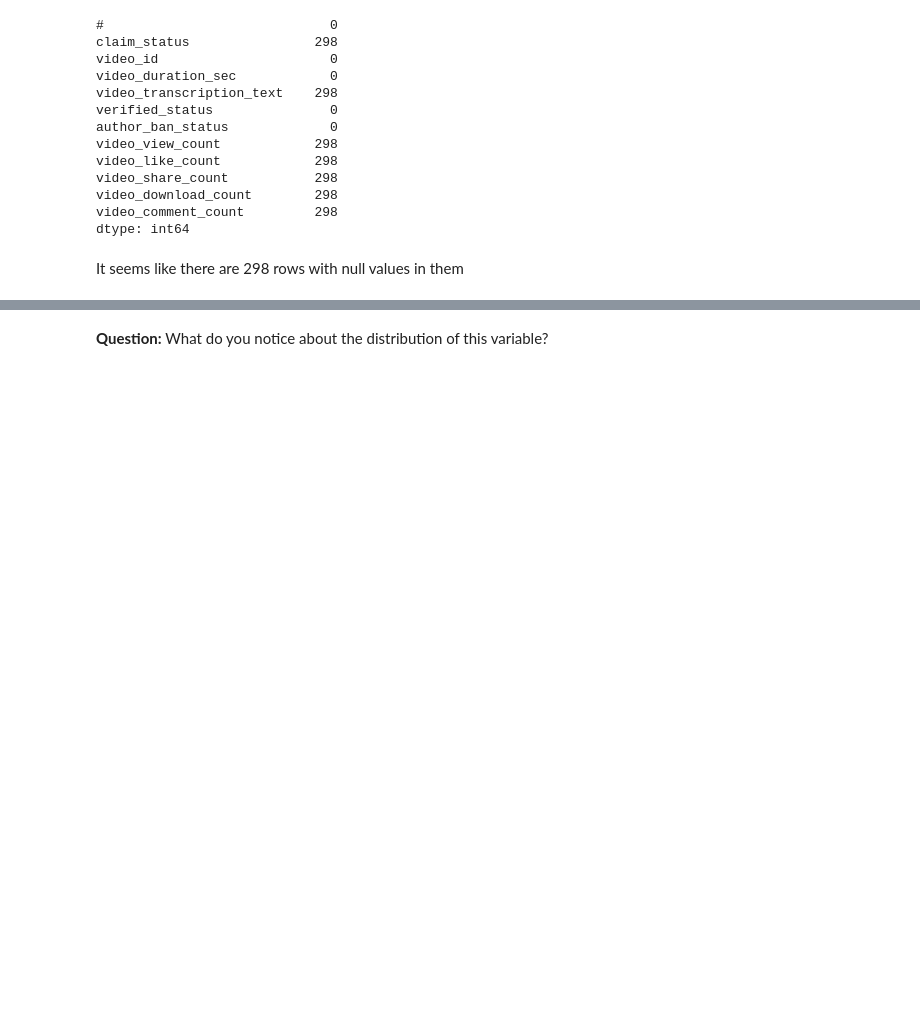
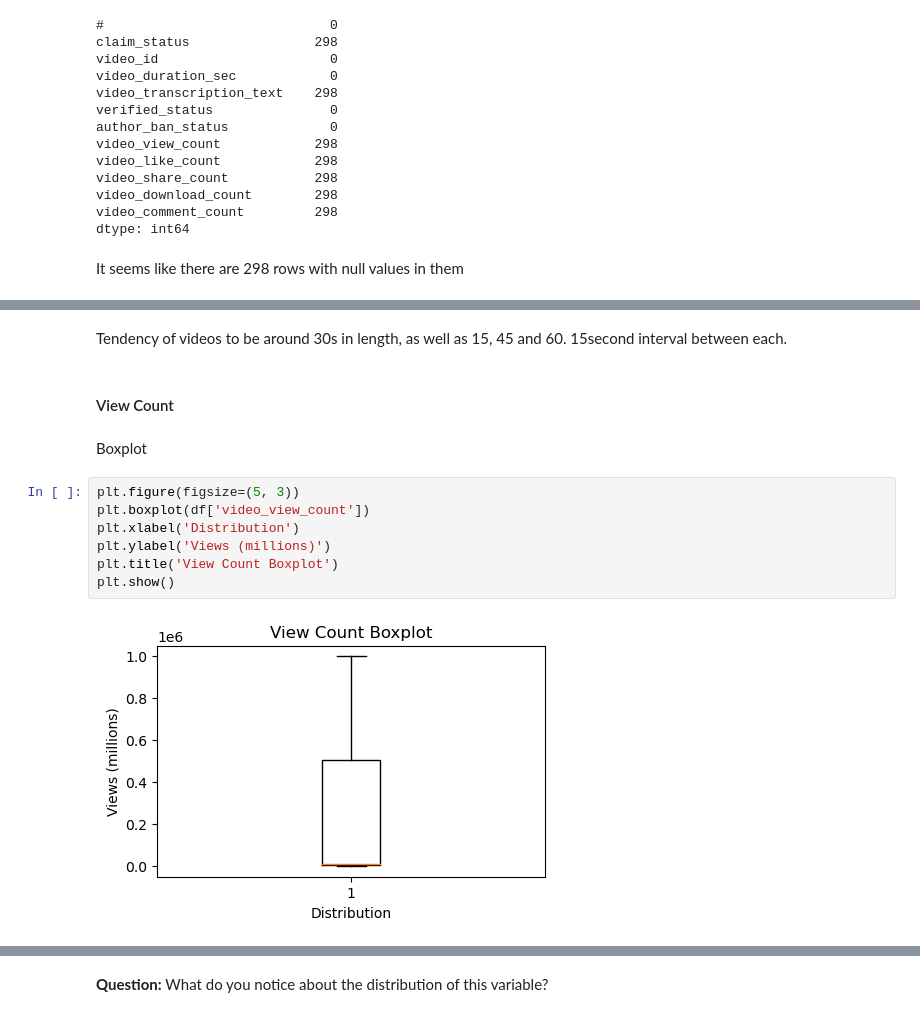
Before and after one commit to lenifilgueira/TikTok-EDA-and-Data-Visualization-Project, a Jupyter notebook: EDA and Data Visualization - TikTok.ipynb, the cells around one changed output, grey strips where cells are left out. Saved outputs shown, nothing was run; the diff lists cells and outputs as text; blank space fills up the shorter version.

```diff
--- a/EDA and Data Visualization - TikTok.ipynb
+++ b/EDA and Data Visualization - TikTok.ipynb
@@ -180,0 +157,15 @@ Create a histogram of the values in the `video_view_count` column to further exp
+# %% [markdown]
+Tendency of videos to be around 30s in length, as well as 15, 45 and 60. 15second interval between each.
+# %% [markdown]
+#### View Count
+# %% [markdown]
+Boxplot
+# %%
+plt.figure(figsize=(5, 3))
+plt.boxplot(df['video_view_count'])
+plt.xlabel('Distribution')
+plt.ylabel('Views (millions)')
+plt.title('View Count Boxplot')
+plt.show()
+# %% [output]
+[figure, added]
```
Also changed, not shown: parts of 34 cells of this notebook.
